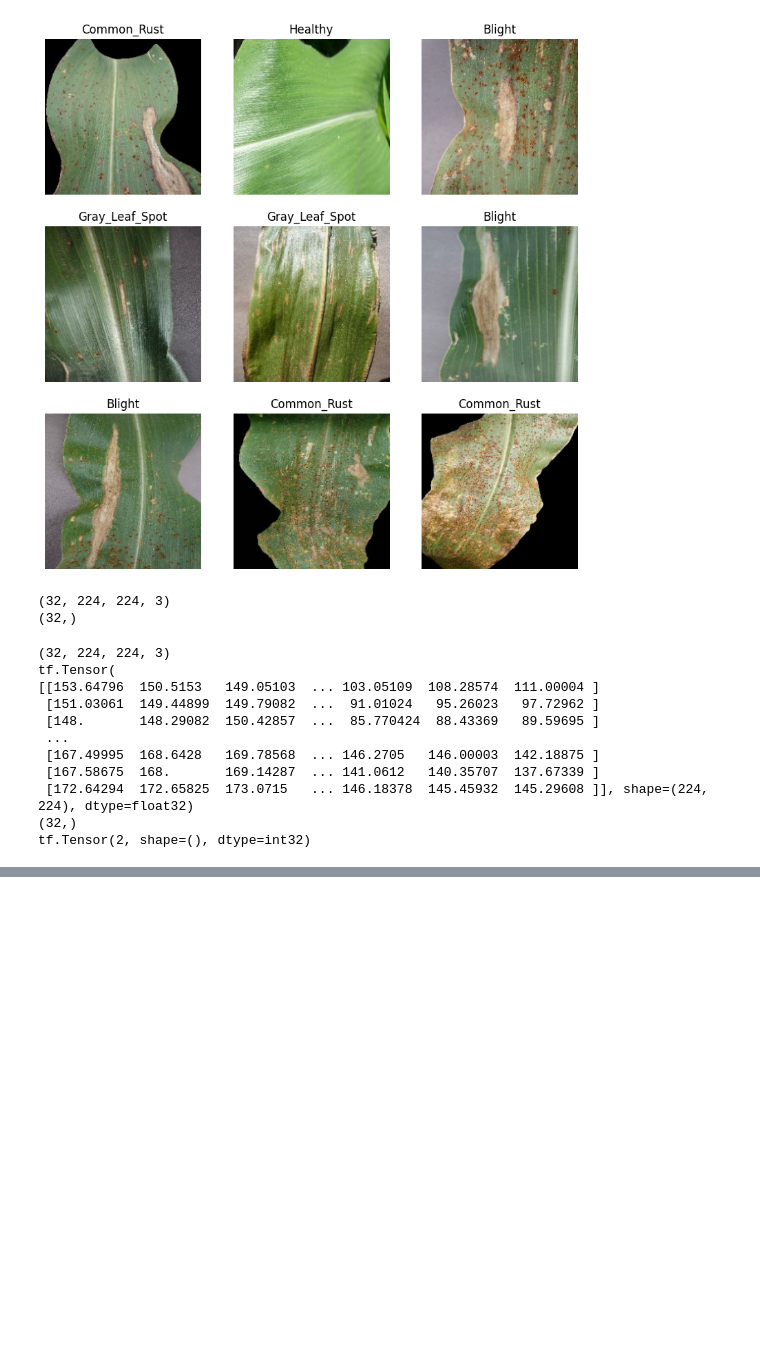
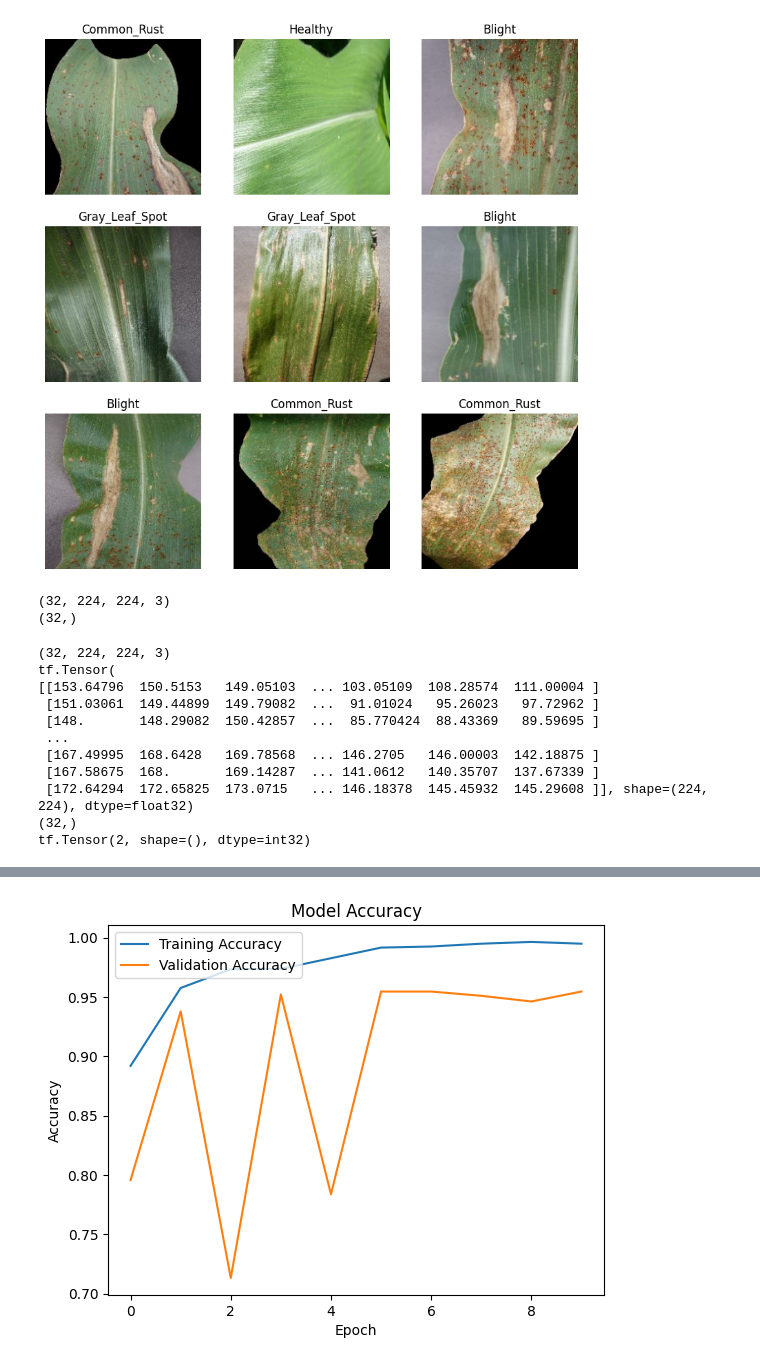
Before and after one commit to poojamahajan0712/Data-Science-Portfolio, a Jupyter notebook: Computer Vision/Corn_Disease_Detection/CornDiseaseDetection.ipynb, the cells around one changed output, grey strips where cells are left out. Drawn from its saved outputs; the diff is of its cells as text; code cells hidden in the pictures; blank space fills up the shorter version.

Commit message:
Resnet added

```diff
--- a/Computer Vision/Corn_Disease_Detection/CornDiseaseDetection.ipynb
+++ b/Computer Vision/Corn_Disease_Detection/CornDiseaseDetection.ipynb
@@ -224,0 +328,5 @@ Epoch 9/30
+# %%
+
+clfModel.compile(optimizer='adam',
+              loss=tf.keras.losses.SparseCategoricalCrossentropy(),
+              metrics=['accuracy'])
@@ -224,0 +338,9 @@ Epoch 9/30
+# %%
+# Train the model
+history_resnet =  clfModel.fit(
+    train_ds ,
+    epochs=10,
+    batch_size=32,
+    verbose=1,
+    validation_data=val_ds
+)
@@ -224,0 +368,12 @@ Epoch 9/30
+# %%
+# Plotting accuracy
+plt.plot(history_resnet.history['accuracy'], label='Training Accuracy')
+plt.plot(history_resnet.history['val_accuracy'], label='Validation Accuracy')
+
+plt.title('Model Accuracy')
+plt.ylabel('Accuracy')
+plt.xlabel('Epoch')
+plt.legend(loc='upper left')
+plt.show()
+# %% [output]
+[figure, added]
```
Also changed, not shown: parts of 9 cells of this notebook.
